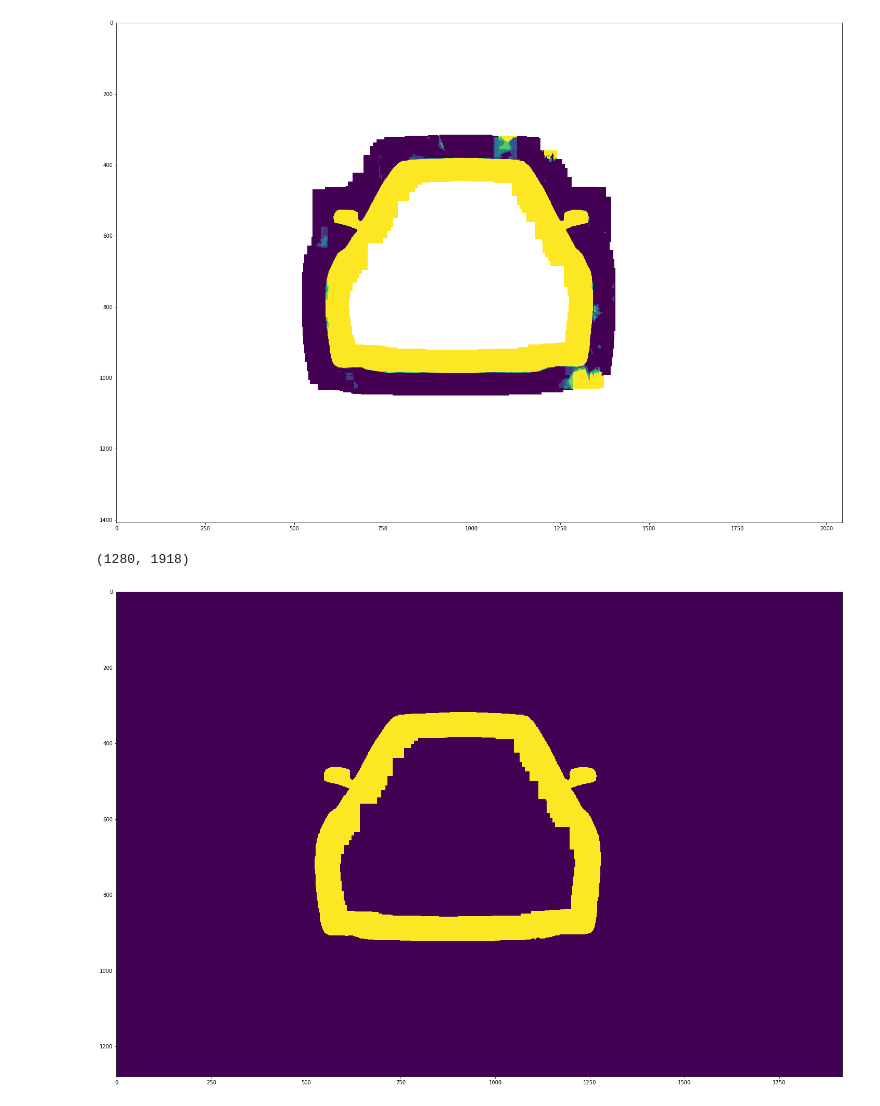
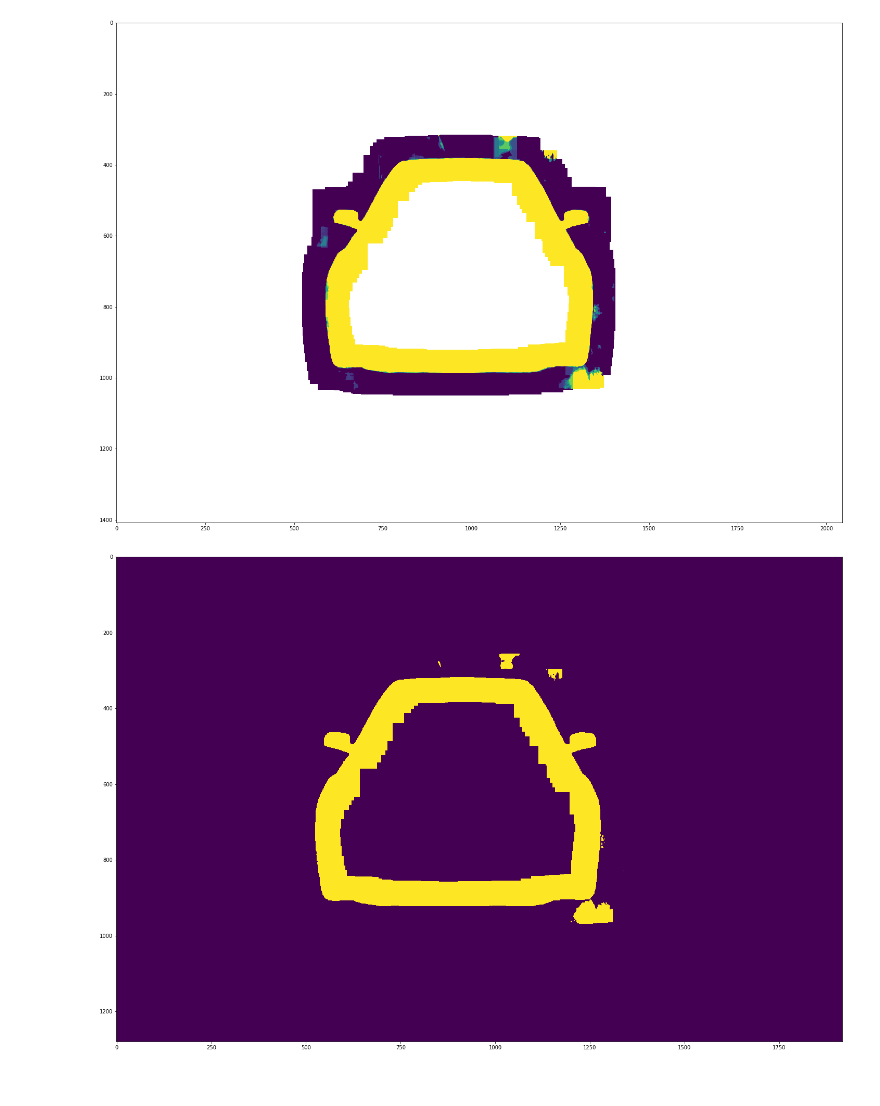
Before and after one commit to pavelgonchar/PatchesNet, a Jupyter notebook: apply_patches_to_mask.ipynb, the cells around one changed output. Cells and saved outputs as stored; diff of their text form; code cells hidden in the pictures.

```diff
--- a/apply_patches_to_mask.ipynb
+++ b/apply_patches_to_mask.ipynb
@@ -100,34 +100,35 @@ with open("/data/pavel/fcn/DeepLab/unet2/submit/best_weights_skipcon_new_masks.c
                                     steps=np.ceil(float(len(patches_img)) / float(batch_size)))
         preds = np.squeeze(preds, axis=3)
 
         weights = np.zeros(original_mask.shape, dtype=np.float32)
         mask = np.zeros(original_mask.shape, dtype=np.float32)
 
         original_mask_patches = np.zeros_like(original_mask)
         for pred, patch, loc in zip(preds, patches_img, patches_loc):
             mask[loc[0]:loc[1], loc[2]:loc[3]] += pred
             weights[loc[0]:loc[1], loc[2]:loc[3]] += 1.0
             original_mask_patches[loc[0]:loc[1], loc[2]:loc[3]] = original_mask[loc[0]:loc[1], loc[2]:loc[3]]
 
             #break
 
         mask = mask/weights
         plt.figure(figsize=(25, 25))
         plt.imshow(mask)
         plt.show()
-        mask = (mask + original_mask_patches) / 2 > threshold
+
         # unpad
         mask = mask[N//2:-N//2, N//2:-N//2]
+        mask = mask > threshold
+        mask = np.select([mask == True, mask == False], [np.array(255, dtype=np.uint8), np.array(0, dtype=np.uint8)])
 
-        mask = np.select([mask == True, mask == False], [np.array(255, dtype=np.uint8), np.array(0, dtype=np.uint8)])
+
         plt.figure(figsize=(25, 25))
         plt.imshow(mask)
         plt.show()
 
         break
 # %% [output]
 [figure]
 [figure]
 [figure]
-(1280, 1918)
-[figure, old version]
+[figure, new version]
```
